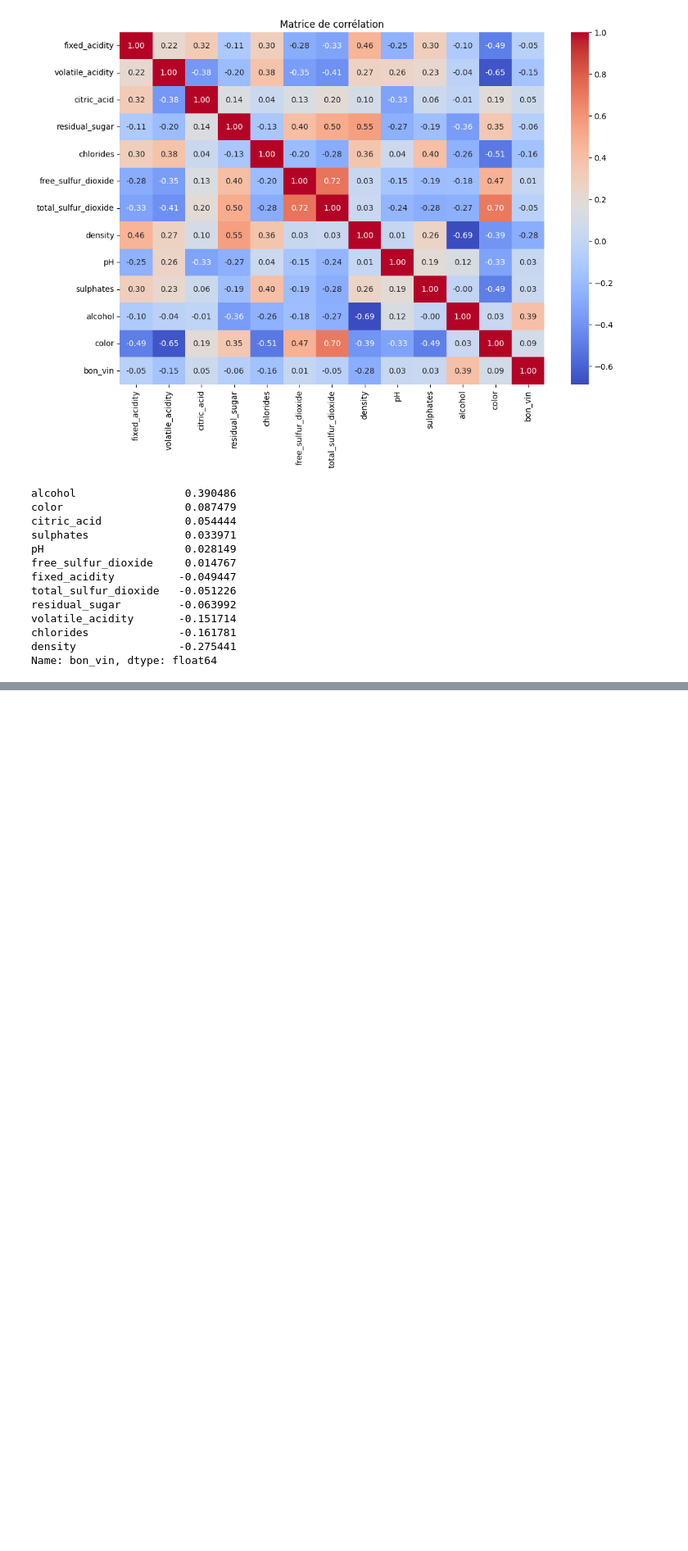
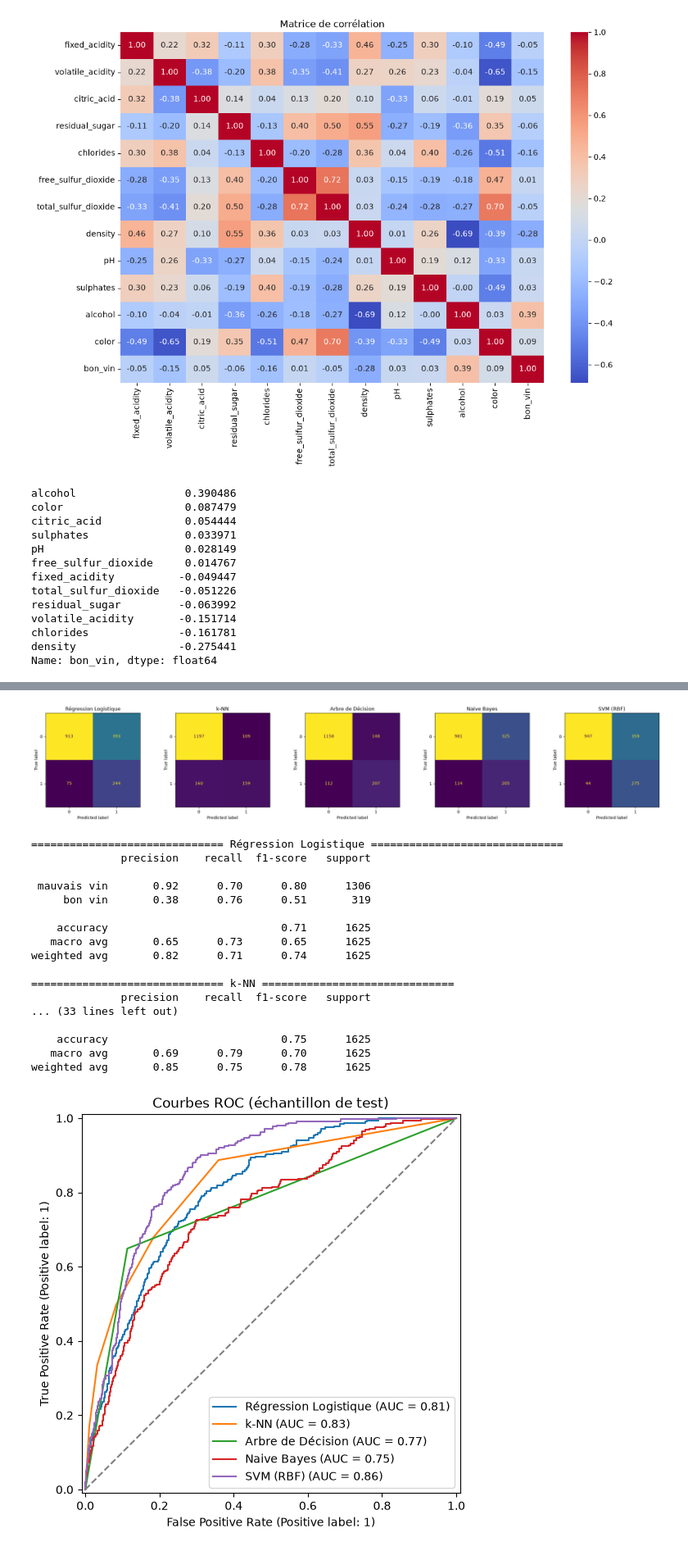
Before and after one commit to tarkhog25/BDML3_ML_Project, a Jupyter notebook: ML_Project.ipynb, the cells around one changed output, grey strips where cells are left out. Shown at 82% size. Saved outputs shown, nothing was run; the diff lists cells and outputs as text; code cells hidden in the pictures; blank space fills up the shorter version.

```diff
--- a/ML_Project.ipynb
+++ b/ML_Project.ipynb
@@ -174,0 +174,80 @@ X_test_norm = ss.transform(X_test)
+# %%
+from sklearn.linear_model import LogisticRegression
+from sklearn.neighbors import KNeighborsClassifier
+from sklearn.tree import DecisionTreeClassifier
+from sklearn.naive_bayes import GaussianNB
+from sklearn.svm import SVC
+from sklearn.metrics import (accuracy_score, precision_score, recall_score,
+                             f1_score, confusion_matrix, ConfusionMatrixDisplay,
+                             classification_report, RocCurveDisplay, roc_auc_score)
+from sklearn.model_selection import learning_curve
+
+def score_continu(model, X):
+    return model.predict_proba(X)[:, 1] if hasattr(model, 'predict_proba') else model.decision_function(X)
+
+modeles = {
+    'Régression Logistique': LogisticRegression(max_iter=5000, class_weight='balanced', random_state=1),
+    'k-NN':                  KNeighborsClassifier(),
+    'Arbre de Décision':     DecisionTreeClassifier(random_state=1),
+    'Naive Bayes':           GaussianNB(),
+    'SVM (RBF)':             SVC(class_weight='balanced', random_state=1),
+}
+
+resultats = {}
+fig_cm, axes_cm = plt.subplots(1, 5, figsize=(22, 4))
+for ax, (nom, model) in zip(axes_cm, modeles.items()):
+    model.fit(X_train_norm, y_train)
+    y_pred = model.predict(X_test_norm)
+    y_score = score_continu(model, X_test_norm)
+    resultats[nom] = {
+        'Accuracy':  accuracy_score(y_test, y_pred),
+        'Précision': precision_score(y_test, y_pred),
+        'Rappel':    recall_score(y_test, y_pred),
+        'F1-score':  f1_score(y_test, y_pred),
+        'AUC':       roc_auc_score(y_test, y_score),
+    }
+    ConfusionMatrixDisplay(confusion_matrix(y_test, y_pred)).plot(ax=ax, colorbar=False)
+    ax.set_title(nom)
+plt.tight_layout()
+plt.show()
+
+for nom, model in modeles.items():
+    print('=' * 30, nom, '=' * 30)
+    print(classification_report(y_test, model.predict(X_test_norm),
+                                target_names=['mauvais vin', 'bon vin']))
+
+fig_roc, ax_roc = plt.subplots(figsize=(8, 6))
+for nom, model in modeles.items():
+    RocCurveDisplay.from_estimator(model, X_test_norm, y_test, name=nom, ax=ax_roc)
+ax_roc.plot([0, 1], [0, 1], linestyle='--', color='grey')
+ax_roc.set_title("Courbes ROC (échantillon de test)")
+plt.show()
+
+df_resultats = pandas.DataFrame(resultats).T.round(3)
+display(df_resultats)
+
+df_resultats.plot(kind='bar', figsize=(12, 5))
+plt.title("Comparaison des modèles (avant optimisation)")
+plt.ylim(0, 1)
+plt.legend(loc='lower right')
+plt.show()
+# %% [output]
+[figure, added]
+============================== Régression Logistique ==============================
+              precision    recall  f1-score   support
+
+ mauvais vin       0.92      0.70      0.80      1306
+     bon vin       0.38      0.76      0.51       319
+
+    accuracy                           0.71      1625
+   macro avg       0.65      0.73      0.65      1625
+weighted avg       0.82      0.71      0.74      1625
+
+============================== k-NN ==============================
+              precision    recall  f1-score   support
+... (33 lines left out)
+
+    accuracy                           0.75      1625
+   macro avg       0.69      0.79      0.70      1625
+weighted avg       0.85      0.75      0.78      1625
+[figure, added]
```
Also changed, not shown: parts of 8 cells of this notebook, 4 other files.
